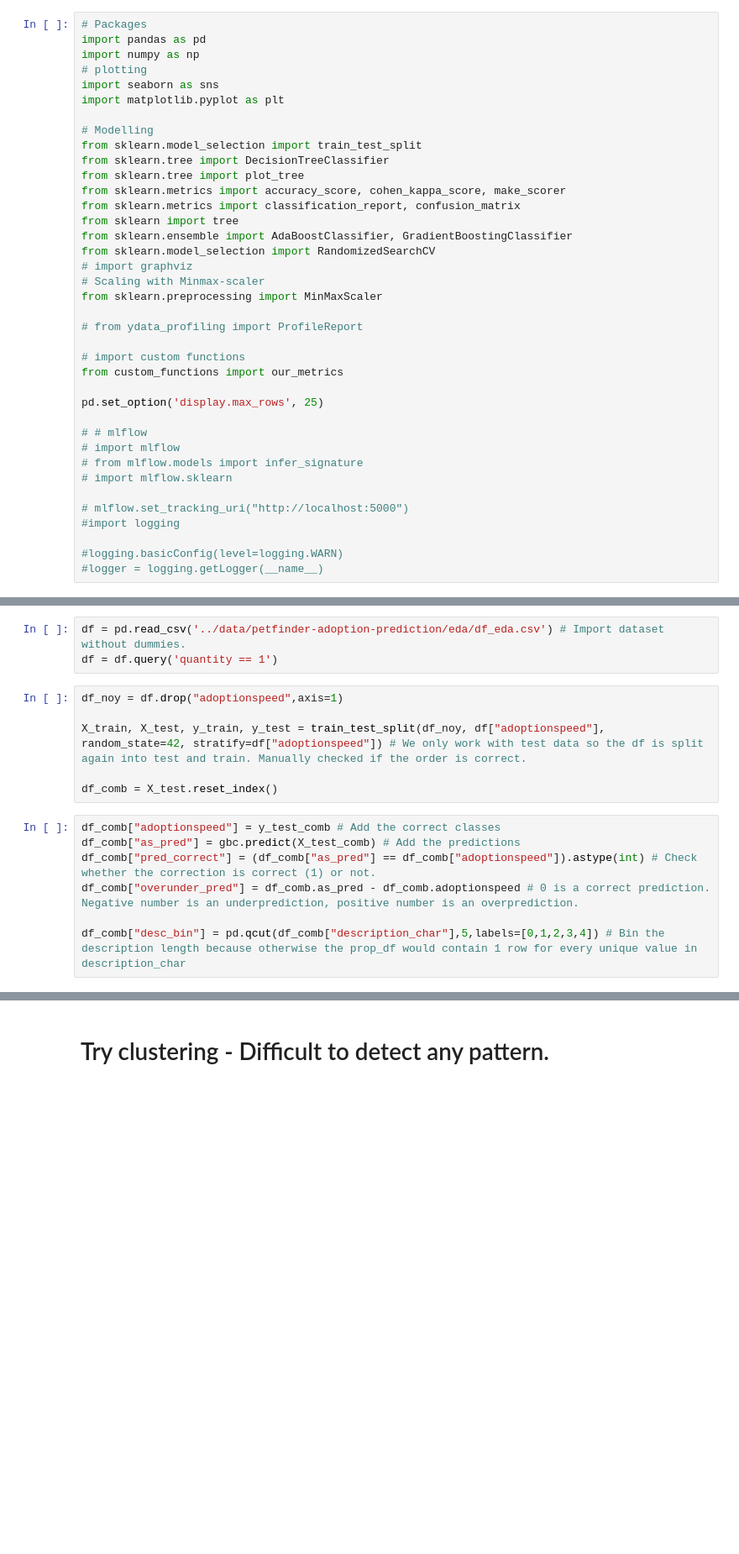
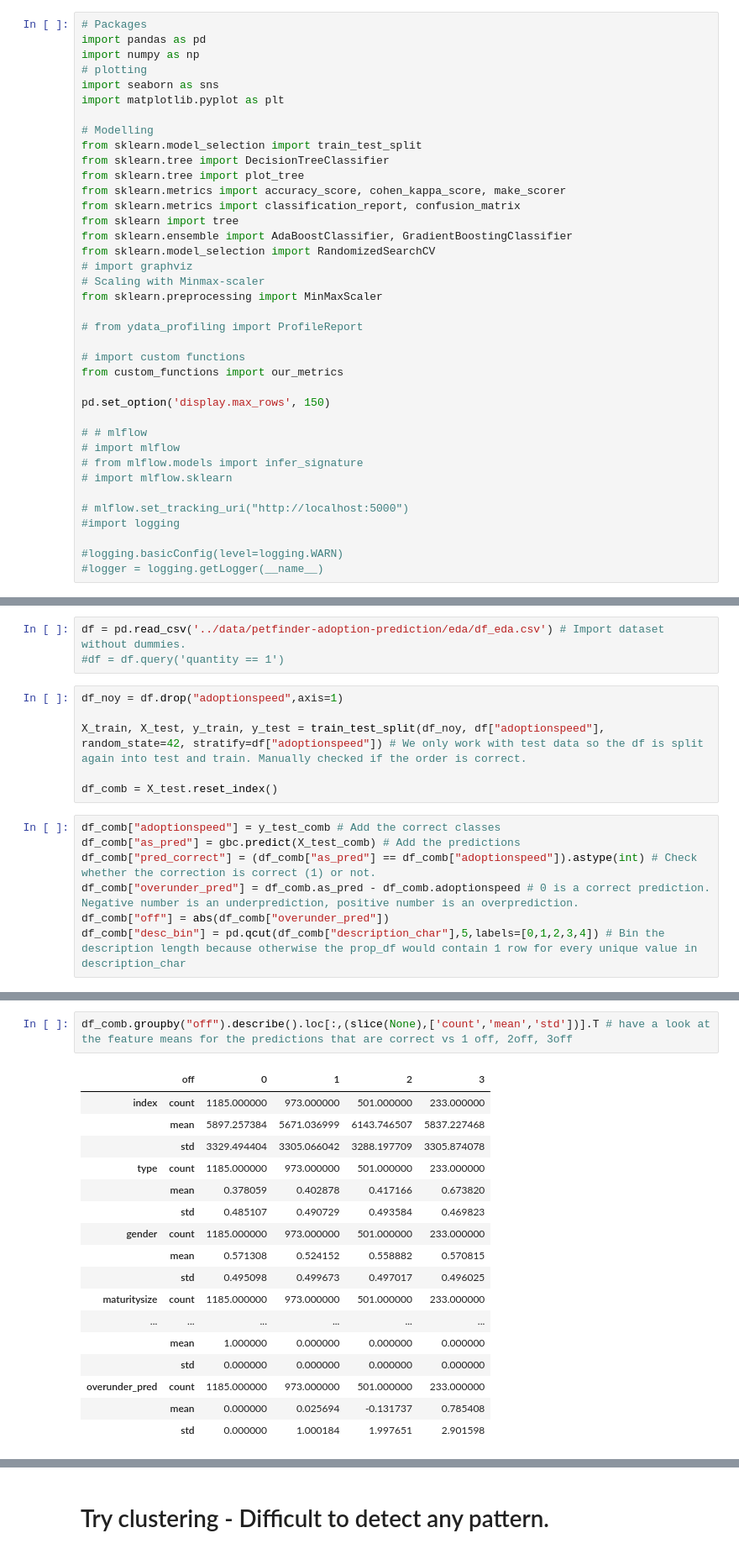
Before and after one commit to LanaCasselmann/ds_capstone_pet_adoptability, a Jupyter notebook: notebooks/error_analysis.ipynb, the cells around one changed output, grey strips where cells are left out. Shown at 84% size. Drawn from its saved outputs; the diff is of its cells as text; blank space fills up the shorter version.

```diff
--- a/notebooks/error_analysis.ipynb
+++ b/notebooks/error_analysis.ipynb
@@ -24,7 +24,7 @@ from sklearn.preprocessing import MinMaxScaler
 # import custom functions
 from custom_functions import our_metrics
 
-pd.set_option('display.max_rows', 25)
+pd.set_option('display.max_rows', 150)
 
 # # mlflow
 # import mlflow
@@ -59,7 +59,7 @@ GradientBoostingClassifier(learning_rate=0.025, max_depth=5,
 # Error Analysis
 # %%
 df = pd.read_csv('../data/petfinder-adoption-prediction/eda/df_eda.csv') # Import dataset without dummies.
-df = df.query('quantity == 1')
+#df = df.query('quantity == 1')
 # %%
 df_noy = df.drop("adoptionspeed",axis=1)
 
@@ -71,5 +71,5 @@ df_comb["adoptionspeed"] = y_test_comb # Add the correct classes
 df_comb["as_pred"] = gbc.predict(X_test_comb) # Add the predictions
 df_comb["pred_correct"] = (df_comb["as_pred"] == df_comb["adoptionspeed"]).astype(int) # Check whether the correction is correct (1) or not.
 df_comb["overunder_pred"] = df_comb.as_pred - df_comb.adoptionspeed # 0 is a correct prediction. Negative number is an underprediction, positive number is an overprediction.
-
+df_comb["off"] = abs(df_comb["overunder_pred"])
 df_comb["desc_bin"] = pd.qcut(df_comb["description_char"],5,labels=[0,1,2,3,4]) # Bin the description length because otherwise the prop_df would contain 1 row for every unique value in description_char
@@ -76,3 +80,23 @@ df_comb["desc_bin"] = pd.qcut(df_comb["description_char"],5,labels=[0,1,2,3,4])
+# %%
+df_comb.groupby("off").describe().loc[:,(slice(None),['count','mean','std'])].T # have a look at the feature means for the predictions that are correct vs 1 off, 2off, 3off
+# %% [output]
+|  | off | 0 | 1 | 2 | 3 |
+| index | count | 1185.000000 | 973.000000 | 501.000000 | 233.000000 |
+|  | mean | 5897.257384 | 5671.036999 | 6143.746507 | 5837.227468 |
+|  | std | 3329.494404 | 3305.066042 | 3288.197709 | 3305.874078 |
+| type | count | 1185.000000 | 973.000000 | 501.000000 | 233.000000 |
+|  | mean | 0.378059 | 0.402878 | 0.417166 | 0.673820 |
+|  | std | 0.485107 | 0.490729 | 0.493584 | 0.469823 |
+| gender | count | 1185.000000 | 973.000000 | 501.000000 | 233.000000 |
+|  | mean | 0.571308 | 0.524152 | 0.558882 | 0.570815 |
+|  | std | 0.495098 | 0.499673 | 0.497017 | 0.496025 |
+| maturitysize | count | 1185.000000 | 973.000000 | 501.000000 | 233.000000 |
+| ... | ... | ... | ... | ... | ... |
+|  | mean | 1.000000 | 0.000000 | 0.000000 | 0.000000 |
+|  | std | 0.000000 | 0.000000 | 0.000000 | 0.000000 |
+| overunder_pred | count | 1185.000000 | 973.000000 | 501.000000 | 233.000000 |
+|  | mean | 0.000000 | 0.025694 | -0.131737 | 0.785408 |
+|  | std | 0.000000 | 1.000184 | 1.997651 | 2.901598 |
 # %%
 prop_df = pd.DataFrame(columns=["feature","group","n","n_prop","prop_correct","overunder"])
 for cat in ['type', 'gender', 'maturitysize', 'furlength', 'sterilized',
```
Also changed, not shown: parts of 1 cell of this notebook.
